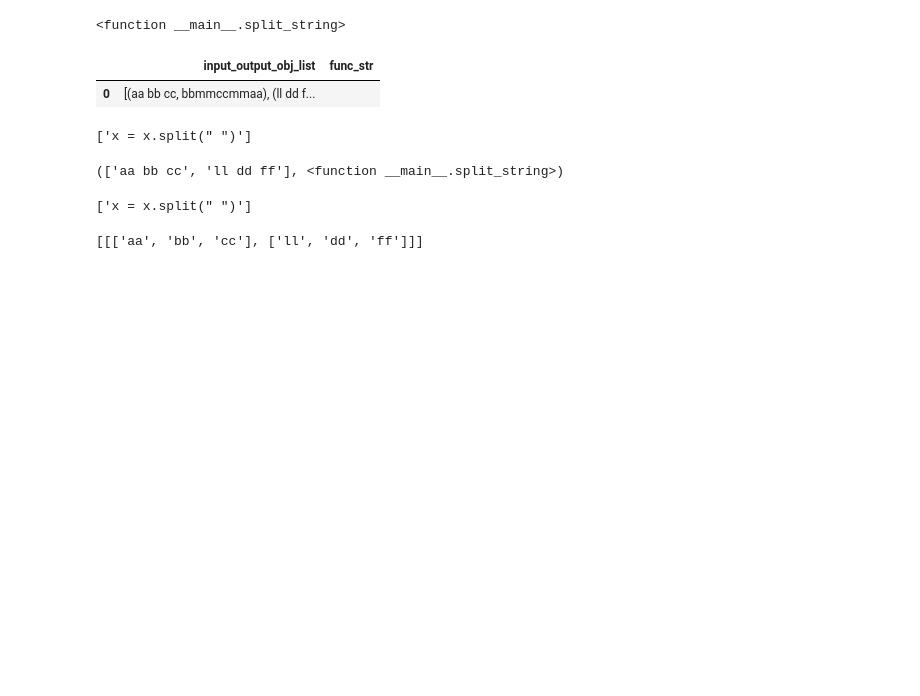
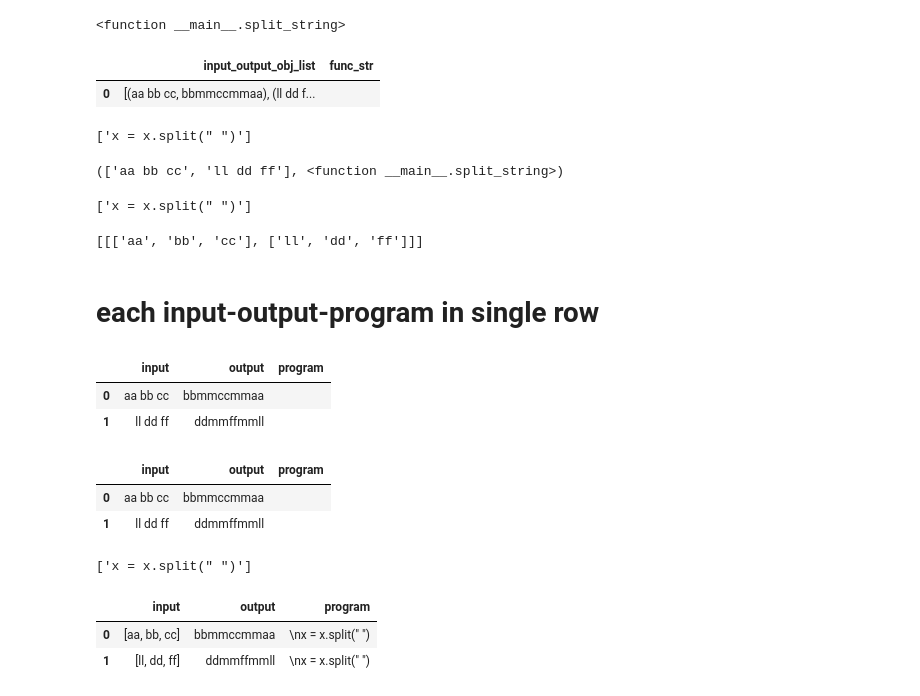
Before and after one commit to erez-aharonov/auto-coder, a Jupyter notebook: PBE.ipynb, the cells around one changed output. Drawn from its saved outputs; the diff is of its cells as text; code cells hidden in the pictures; blank space fills up the shorter version.

```diff
--- a/PBE.ipynb
+++ b/PBE.ipynb
@@ -381,3 +381,21 @@ func_list
 [[apply_func(func, input_obj) for input_obj in input_obj_list] for func in func_list]
 # %% [output]
 [[['aa', 'bb', 'cc'], ['ll', 'dd', 'ff']]]
+# %% [markdown]
+# each input-output-program in single row
+# %%
+input_output_examples_list = [("aa bb cc", "bbmmccmmaa"), ("ll dd ff", "ddmmffmmll")]
+input_output_data_frame = pd.DataFrame(input_output_examples_list, columns=["input", "output"])
+input_output_data_frame["program"] = ""
+input_output_data_frame
+# %% [output]
+|  | input | output | program |
+| 0 | aa bb cc | bbmmccmmaa |  |
+| 1 | ll dd ff | ddmmffmmll |  |
+# %%
+group = list(input_output_data_frame.groupby("program"))[0][1]
+group
+# %% [output]
+|  | input | output | program |
+| 0 | aa bb cc | bbmmccmmaa |  |
+| 1 | ll dd ff | ddmmffmmll |  |
@@ -383,0 +409,4 @@ func_list
+# %%
+split_string(group)
+# %% [output]
+['x = x.split(" ")']
@@ -383,0 +429,7 @@ func_list
+# %%
+updated_group = apply_meta_func_on_group(group, split_string)
+updated_group
+# %% [output]
+|  | input | output | program |
+| 0 | [aa, bb, cc] | bbmmccmmaa | \nx = x.split(" ") |
+| 1 | [ll, dd, ff] | ddmmffmmll | \nx = x.split(" ") |
```
Also changed, not shown: parts of 9 cells of this notebook.
